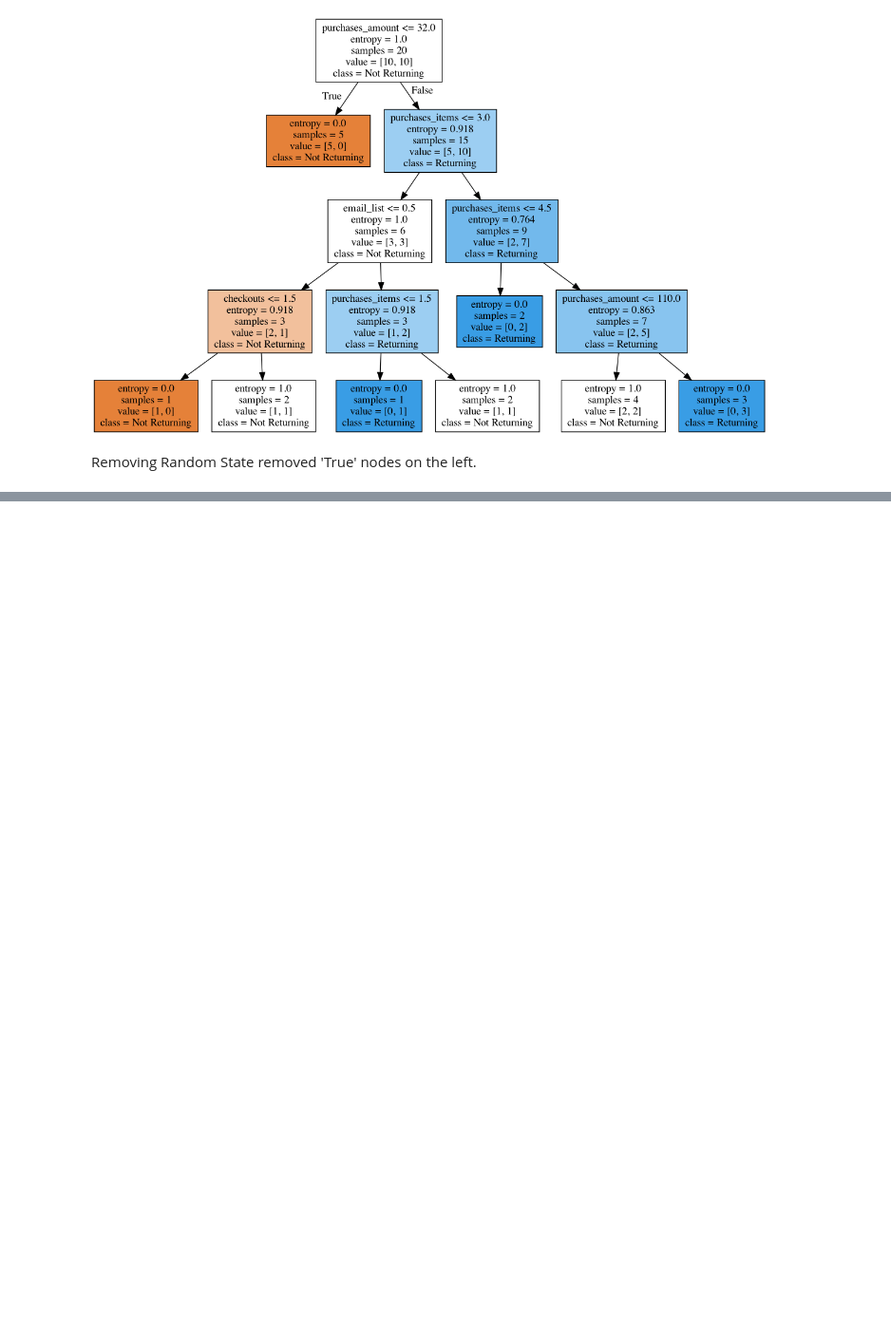
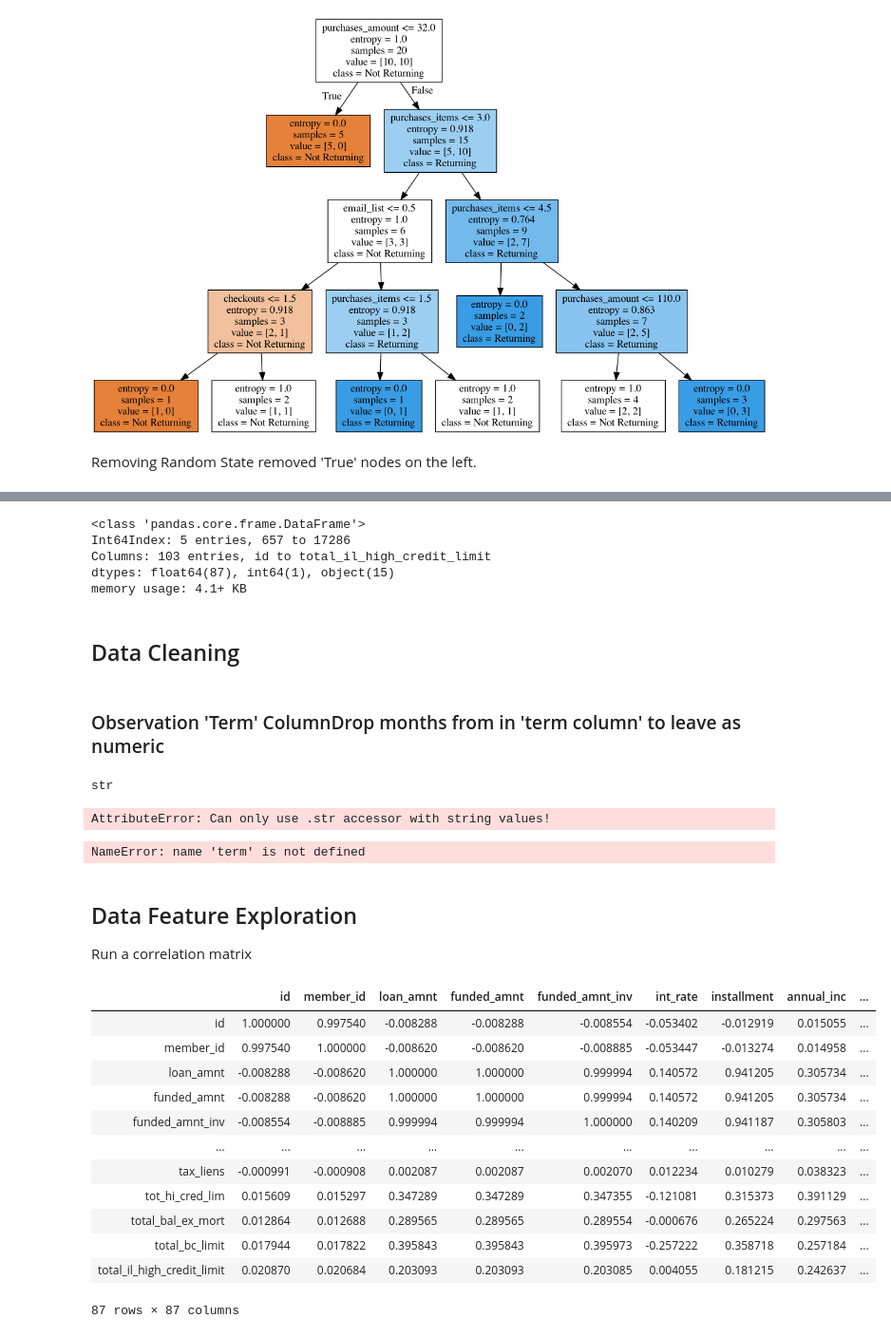
Before and after one commit to pitaconsumer/Jupyter-Projects, a Jupyter notebook: Module 20.ipynb, the cells around one changed output, grey strips where cells are left out. Shown: that part at 95% size. Drawn from its saved outputs; the diff is of its cells as text; code cells hidden in the pictures; blank space fills up the shorter version.

```diff
--- a/Module 20.ipynb
+++ b/Module 20.ipynb
@@ -111,0 +457,44 @@ Image(graph.create_png())
+# %%
+y2015.info()
+# %% [output]
+<class 'pandas.core.frame.DataFrame'>
+Int64Index: 5 entries, 657 to 17286
+Columns: 103 entries, id to total_il_high_credit_limit
+dtypes: float64(87), int64(1), object(15)
+memory usage: 4.1+ KB
+# %% [markdown]
+## Data Cleaning
+# %% [markdown]
+### Observation 'Term' ColumnDrop months from in 'term column' to leave as numeric
+# %%
+type('term')
+# %% [output]
+str
+# %%
+y2015['term'] = pd.to_numeric(y2015['term'].str.strip(' months'), errors='coerce')
+print(y2015['term'])
+# %% [output]
+AttributeError: Can only use .str accessor with string values!
+# %%
+print(term.strip(' months'))
+# %% [output]
+NameError: name 'term' is not defined
+# %% [markdown]
+## Data Feature Exploration
+Run a correlation matrix
+# %%
+y2015.corr()
+# %% [output]
+|  | id | member_id | loan_amnt | funded_amnt | funded_amnt_inv | int_rate | installment | annual_inc | ... |
+| id | 1.000000 | 0.997540 | -0.008288 | -0.008288 | -0.008554 | -0.053402 | -0.012919 | 0.015055 | ... |
+| member_id | 0.997540 | 1.000000 | -0.008620 | -0.008620 | -0.008885 | -0.053447 | -0.013274 | 0.014958 | ... |
+| loan_amnt | -0.008288 | -0.008620 | 1.000000 | 1.000000 | 0.999994 | 0.140572 | 0.941205 | 0.305734 | ... |
+| funded_amnt | -0.008288 | -0.008620 | 1.000000 | 1.000000 | 0.999994 | 0.140572 | 0.941205 | 0.305734 | ... |
+| funded_amnt_inv | -0.008554 | -0.008885 | 0.999994 | 0.999994 | 1.000000 | 0.140209 | 0.941187 | 0.305803 | ... |
+| ... | ... | ... | ... | ... | ... | ... | ... | ... | ... |
+| tax_liens | -0.000991 | -0.000908 | 0.002087 | 0.002087 | 0.002070 | 0.012234 | 0.010279 | 0.038323 | ... |
+| tot_hi_cred_lim | 0.015609 | 0.015297 | 0.347289 | 0.347289 | 0.347355 | -0.121081 | 0.315373 | 0.391129 | ... |
+| total_bal_ex_mort | 0.012864 | 0.012688 | 0.289565 | 0.289565 | 0.289554 | -0.000676 | 0.265224 | 0.297563 | ... |
+| total_bc_limit | 0.017944 | 0.017822 | 0.395843 | 0.395843 | 0.395973 | -0.257222 | 0.358718 | 0.257184 | ... |
+| total_il_high_credit_limit | 0.020870 | 0.020684 | 0.203093 | 0.203093 | 0.203085 | 0.004055 | 0.181215 | 0.242637 | ... |
+87 rows × 87 columns
```
Also changed, not shown: parts of 29 cells of this notebook.
